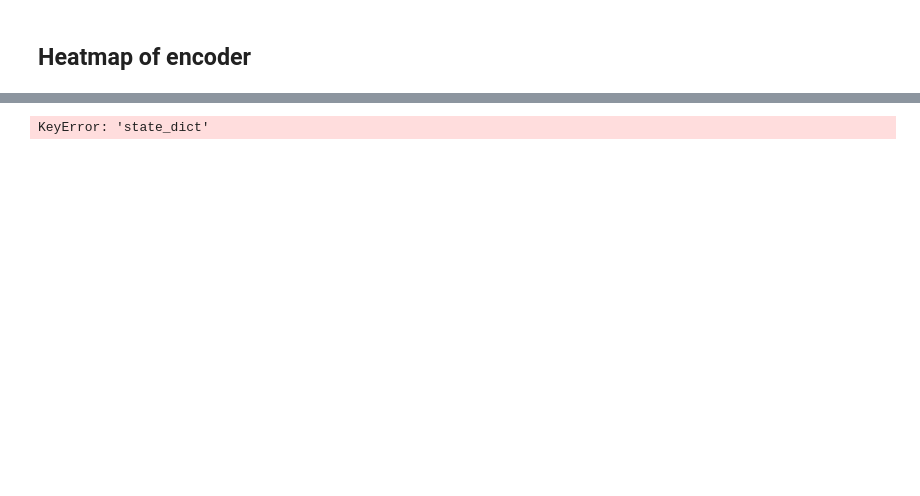
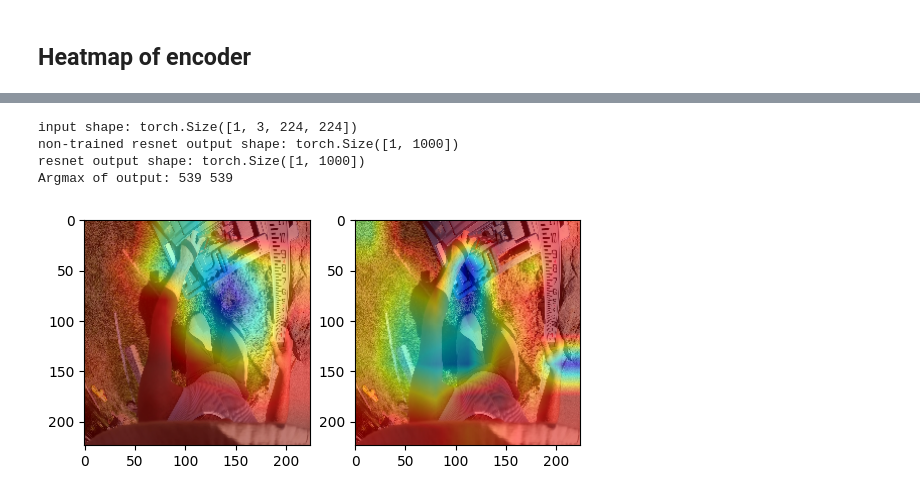
Before and after one commit to pasca-l/hands-and-objects, a Jupyter notebook: objectness_classification/models/model_analysis.ipynb, the cells around one changed output, grey strips where cells are left out. Drawn from its saved outputs; the diff is of its cells as text; code cells hidden in the pictures; blank space fills up the shorter version.

```diff
--- a/objectness_classification/models/model_analysis.ipynb
+++ b/objectness_classification/models/model_analysis.ipynb
@@ -167,11 +166,12 @@ nt_out = nt_resnet(input)
 class_idx = nt_out.squeeze(0).argmax().item()
 
 # apply trained weight to model
-param = torch.load(model_path, map_location=torch.device('cpu'))["state_dict"]
+param = torch.load(model_path, map_location=torch.device('cpu'))#["state_dict"]
 new_param = {}
 for k in param.keys():
-    if "model.unet.encoder" in k:
-        new_param[k[19:]] = param[k]
+    # if "model.unet.encoder" in k:
+    if "encoder" in k:
+        new_param[k[8:]] = param[k]
 
 resnet = models.resnet101(weights='DEFAULT')
 resnet.load_state_dict(new_param, strict=False)
@@ -203,7 +203,7 @@ def create_heatmap(cams):
         map = (map*255).astype(np.uint8)
 
         heatmap = cv2.applyColorMap(map, cv2.COLORMAP_JET)
-        output = heatmap * 0.5 + egohos_img.detach().numpy() * 0.5
+        output = heatmap * 0.5 + egohos_img.detach().numpy() * 0.5 * 255
 
     return output
 
@@ -228 +229,5 @@ WARNING:root:no value was provided for `target_layer`, thus set to 'layer4'.
-KeyError: 'state_dict'
+input shape: torch.Size([1, 3, 224, 224])
+non-trained resnet output shape: torch.Size([1, 1000])
+resnet output shape: torch.Size([1, 1000])
+Argmax of output: 539 539
+[figure, added]
```
Also changed, not shown: parts of 5 cells of this notebook, 1 other file.
